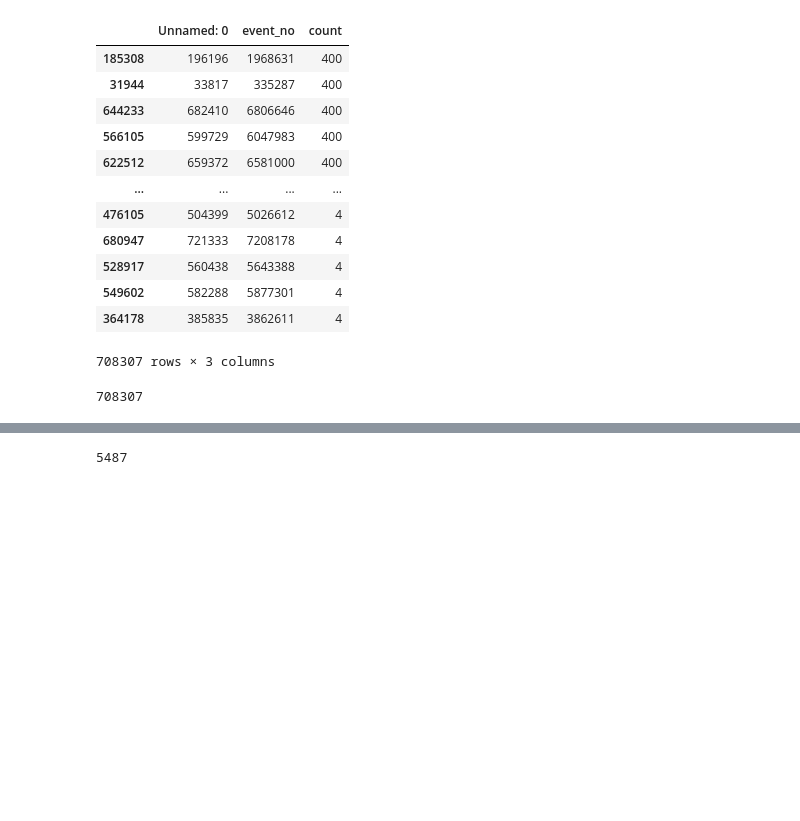
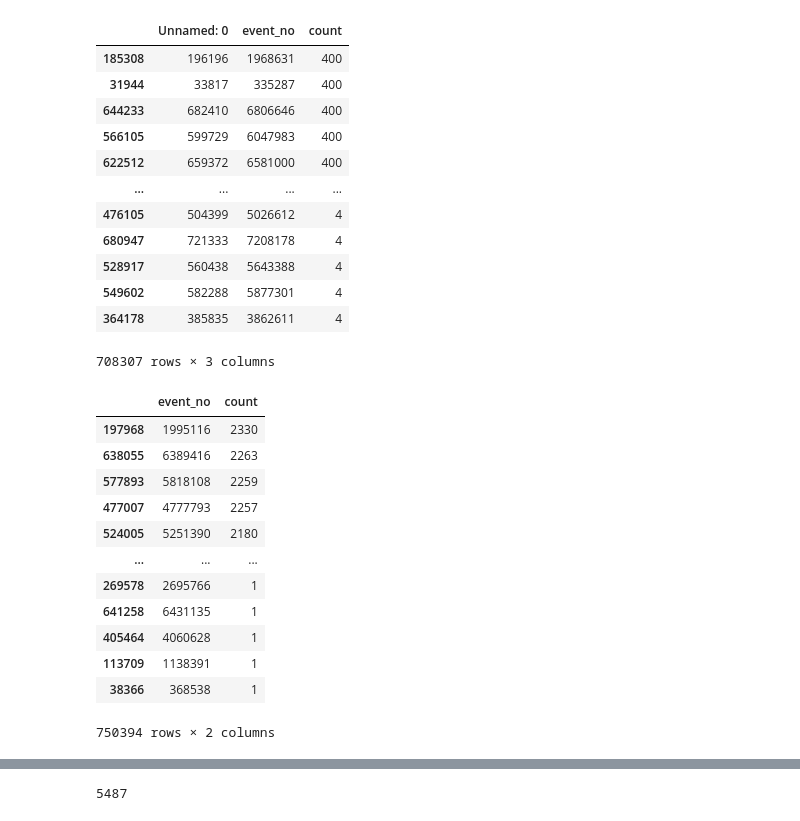
Before and after one commit to ashleve/lightning-hydra-template, a Jupyter notebook: notebooks/data_inspection.ipynb, the cells around one changed output, grey strips where cells are left out. Saved outputs shown, nothing was run; the diff lists cells and outputs as text; code cells hidden in the pictures; blank space fills up the shorter version.

```diff
--- a/notebooks/data_inspection.ipynb
+++ b/notebooks/data_inspection.ipynb
@@ -72,7 +171,3 @@ df.sort_values("count",ascending=False)
 | 549602 | 582288 | 5877301 | 4 |
 | 364178 | 385835 | 3862611 | 4 |
 708307 rows × 3 columns
-# %%
-len(df)
-# %% [output]
-708307
@@ -105,6 +202,22 @@ query = """
     GROUP BY event_no"""
 df = pd.read_sql_query(query, conn)
 conn.close()
+# %%
+df.to_csv()
+# %% [output]
+|  | event_no | count |
+| 197968 | 1995116 | 2330 |
+| 638055 | 6389416 | 2263 |
+| 577893 | 5818108 | 2259 |
+| 477007 | 4777793 | 2257 |
+| 524005 | 5251390 | 2180 |
+| ... | ... | ... |
+| 269578 | 2695766 | 1 |
+| 641258 | 6431135 | 1 |
+| 405464 | 4060628 | 1 |
+| 113709 | 1138391 | 1 |
+| 38366 | 368538 | 1 |
+750394 rows × 2 columns
 # %%
 df[df['count'] > 4]['count'].hist(bins=180)
 # %% [output]
```
Also changed, not shown: parts of 13 cells of this notebook, 10 other files.
